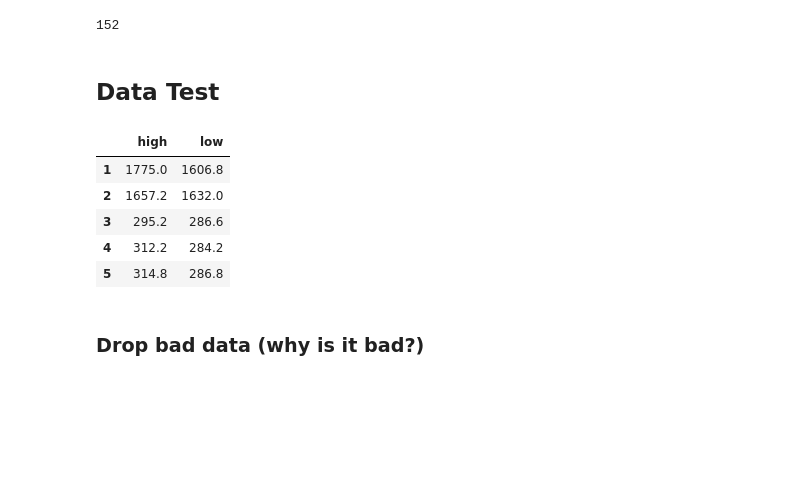
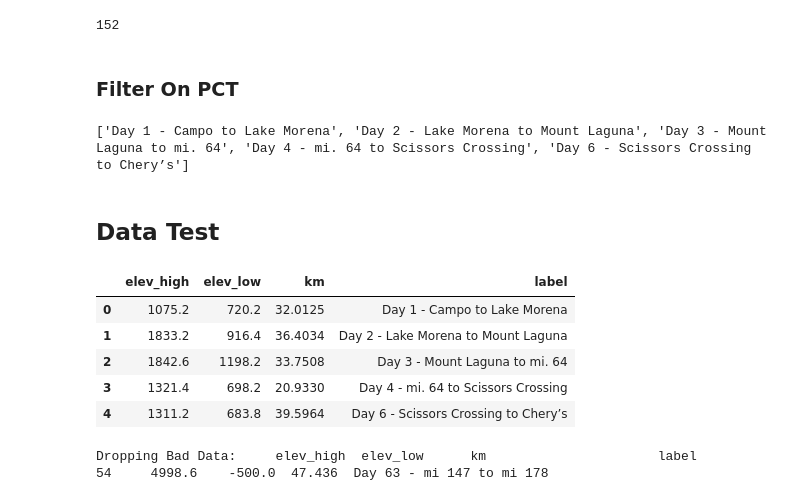
Before and after one commit to narner90/pct-2019, a Jupyter notebook: src/pct2019/notebooks/strava_test.ipynb, the cells around one changed output. Saved outputs shown, nothing was run; the diff lists cells and outputs as text; code cells hidden in the pictures; blank space fills up the shorter version.

```diff
--- a/src/pct2019/notebooks/strava_test.ipynb
+++ b/src/pct2019/notebooks/strava_test.ipynb
@@ -85,21 +85,30 @@ activities = list(activity_raw)
 print(len(activities))
 # %% [output]
 152
+# %% [markdown]
+### Filter On PCT
+# %%
+# Could do a regex to make this more accurate
+pct_raw = [a for a in activities if a.name.startswith('Day ')]
+pct_raw.reverse()
+print([n.name for n in pct_raw[0:5]])
+# %% [output]
+['Day 1 - Campo to Lake Morena', 'Day 2 - Lake Morena to Mount Laguna', 'Day 3 - Mount Laguna to mi. 64', 'Day 4 - mi. 64 to Scissors Crossing', 'Day 6 - Scissors Crossing to Chery’s']
 # %% [markdown]
 ## Data Test
 # %%
-d = {
-    'high' : [a.elev_high for a in activities],
-    'low' :  [a.elev_low for a in activities]
+pct = {
+    'elev_high' : [a.elev_high for a in pct_raw],
+    'elev_low' :  [a.elev_low for a in pct_raw],
+    'km': [float(a.distance / 1000) for a in pct_raw],
+    'label': [a.name for a in pct_raw],
 }
-elevation_range = pd.DataFrame.from_dict(d).dropna()
-elevation_range.head()
+pct = pd.DataFrame.from_dict(pct).dropna()
+pct.head()
 # %% [output]
-|  | high | low |
-| 1 | 1775.0 | 1606.8 |
-| 2 | 1657.2 | 1632.0 |
-| 3 | 295.2 | 286.6 |
-| 4 | 312.2 | 284.2 |
-| 5 | 314.8 | 286.8 |
+|  | elev_high | elev_low | km | label |
+| 0 | 1075.2 | 720.2 | 32.0125 | Day 1 - Campo to Lake Morena |
+| 1 | 1833.2 | 916.4 | 36.4034 | Day 2 - Lake Morena to Mount Laguna |
+| 2 | 1842.6 | 1198.2 | 33.7508 | Day 3 - Mount Laguna to mi. 64 |
+| 3 | 1321.4 | 698.2 | 20.9330 | Day 4 - mi. 64 to Scissors Crossing |
+| 4 | 1311.2 | 683.8 | 39.5964 | Day 6 - Scissors Crossing to Chery’s |
-# %% [markdown]
-### Drop bad data (why is it bad?)
@@ -108,2 +115,9 @@ elevation_range = elevation_range[elevation_range.high -  elevation_range.low <
+# %%
+bad_data_filter = pct.elev_high - pct.elev_low > 5000
+print(f'Dropping Bad Data: {pct[bad_data_filter]}')
+pct = pct[~bad_data_filter]
+# %% [output]
+Dropping Bad Data:     elev_high  elev_low      km                      label
+54     4998.6    -500.0  47.436  Day 63 - mi 147 to mi 178
 # %%
 #  Note: Added the "if" condition because there seems to be a bad day
```
Also changed, not shown: parts of 4 cells of this notebook.
